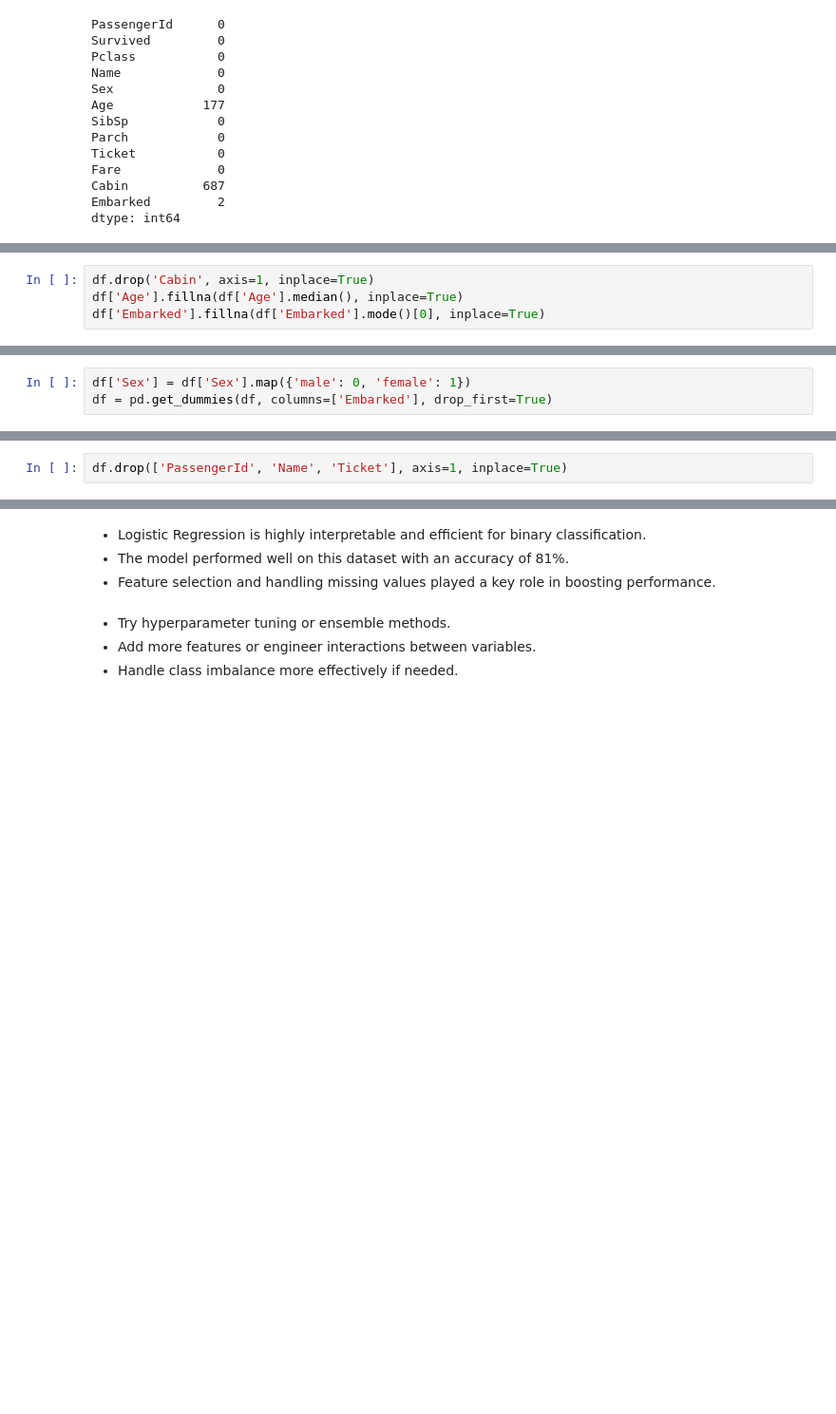
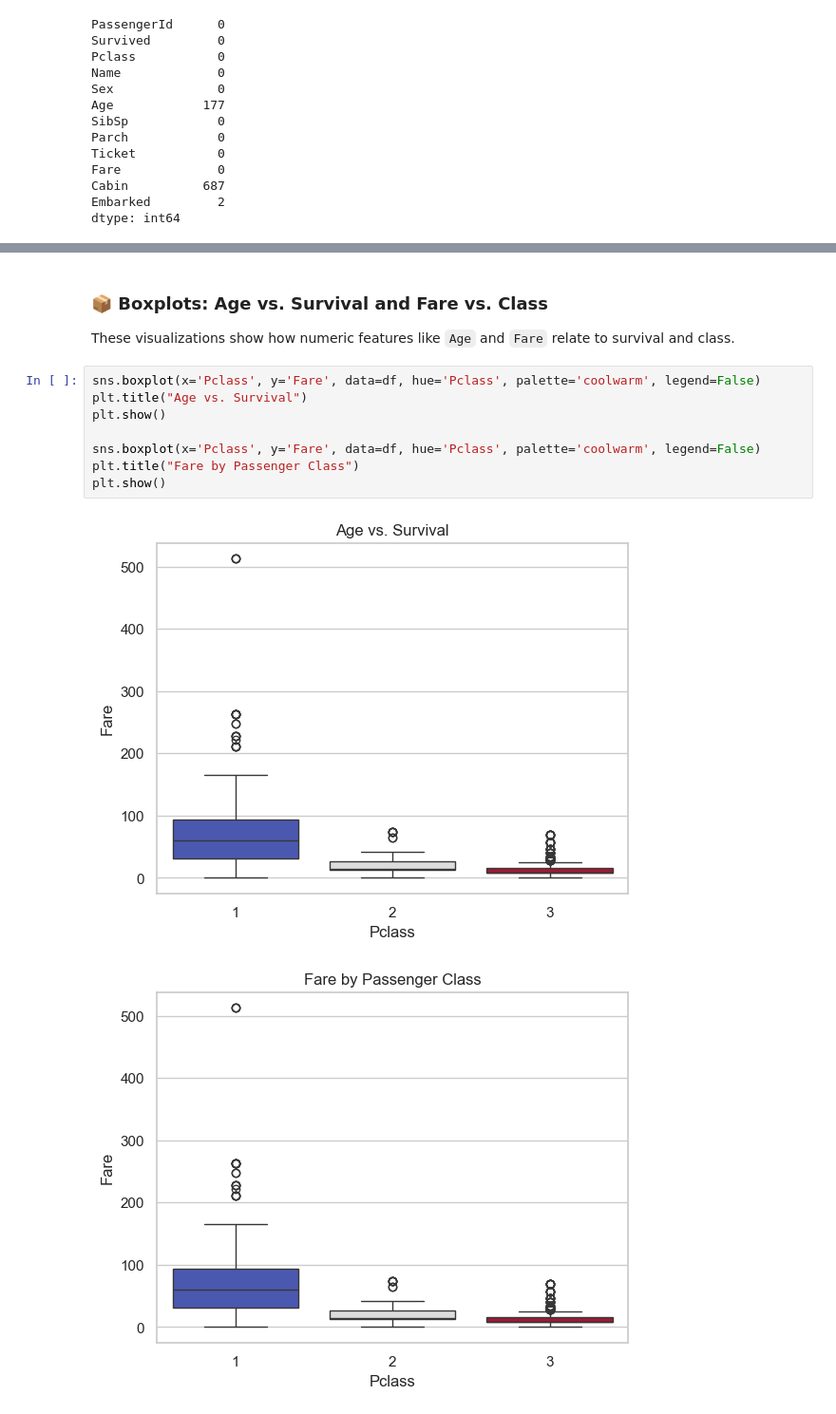
Before and after one commit to ridhwansalim/CODING-SAMURAI-INTERNSHIP-TASK, a Jupyter notebook: Level2/Project_3_Titanic_Classification/Titanic_Classifier.ipynb, the cells around one changed output, grey strips where cells are left out. Shown at 95% size. Saved outputs shown, nothing was run; the diff lists cells and outputs as text; blank space fills up the shorter version.

```diff
--- a/Level2/Project_3_Titanic_Classification/Titanic_Classifier.ipynb
+++ b/Level2/Project_3_Titanic_Classification/Titanic_Classifier.ipynb
@@ -107,4 +123,0 @@ We noticed missing values in `Age`, `Cabin`, and `Embarked`. Let's fix that:
-# %%
-df.drop('Cabin', axis=1, inplace=True)
-df['Age'].fillna(df['Age'].median(), inplace=True)
-df['Embarked'].fillna(df['Embarked'].mode()[0], inplace=True)
@@ -127,3 +123,0 @@ We need to convert `Sex` and `Embarked` to numerical format for model input.
-# %%
-df['Sex'] = df['Sex'].map({'male': 0, 'female': 1})
-df = pd.get_dummies(df, columns=['Embarked'], drop_first=True)
@@ -133,2 +123,0 @@ Features like `PassengerId`, `Name`, and `Ticket` don’t contribute much to the
-# %%
-df.drop(['PassengerId', 'Name', 'Ticket'], axis=1, inplace=True)
@@ -229,8 +124,14 @@ This project applies logistic regression to predict passenger survival on the Ti
-# %% [markdown]
-- Logistic Regression is highly interpretable and efficient for binary classification.
-- The model performed well on this dataset with an accuracy of 81%.
-- Feature selection and handling missing values played a key role in boosting performance.
-# %% [markdown]
-- Try hyperparameter tuning or ensemble methods.
-- Add more features or engineer interactions between variables.
-- Handle class imbalance more effectively if needed.
+# %% [markdown]
+### 📦 Boxplots: Age vs. Survival and Fare vs. Class
+These visualizations show how numeric features like `Age` and `Fare` relate to survival and class.
+# %%
+sns.boxplot(x='Pclass', y='Fare', data=df, hue='Pclass', palette='coolwarm', legend=False)
+plt.title("Age vs. Survival")
+plt.show()
+
+sns.boxplot(x='Pclass', y='Fare', data=df, hue='Pclass', palette='coolwarm', legend=False)
+plt.title("Fare by Passenger Class")
+plt.show()
+# %% [output]
+[figure, added]
+[figure, added]
```
Also changed, not shown: parts of 44 cells of this notebook, 1 other file.
